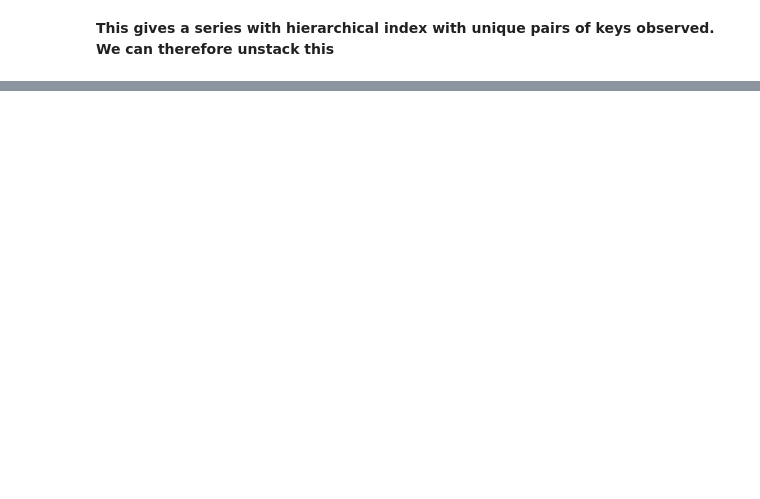
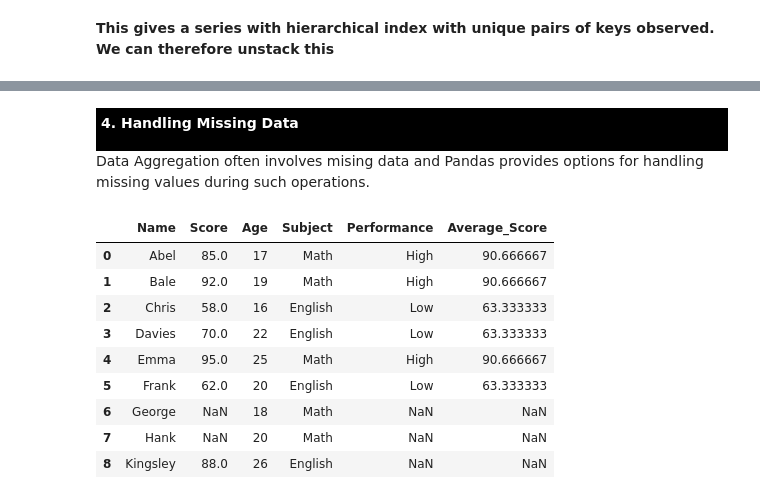
Before and after one commit to Craphtr/Python-Essentials-For-Machine-Learning, a Jupyter notebook: 09_Data_Aggregation_in_Pandas.ipynb, the cells around one changed output, grey strips where cells are left out. Drawn from its saved outputs; the diff is of its cells as text; code cells hidden in the pictures; blank space fills up the shorter version.

Commit message:
updated w/group-wise transformations

```diff
--- a/09_Data_Aggregation_in_Pandas.ipynb
+++ b/09_Data_Aggregation_in_Pandas.ipynb
@@ -187,0 +248,6 @@ multi_grouped.unstack()
+# %%
+student_data = pd.DataFrame({'Name':['Abel','Bale','Chris','Davies','Emma','Frank'],
+                             'Score':[85,92,58,70,95,62],
+                             'Age':[17,19,16,22,25,20],
+                             'Subject':['Math','Math','English','English','Math','English']})
+student_data
@@ -187,0 +285,6 @@ multi_grouped.unstack()
+# %%
+def performance_category(score):
+    if score > 75:
+        return 'High'
+    else:
+        return 'Low'
@@ -187,0 +293,3 @@ multi_grouped.unstack()
+# %%
+student_data['Performance'] = student_data['Score'].apply(performance_category)
+group_performance = student_data.groupby(student_data['Performance'])
@@ -187,0 +343,3 @@ multi_grouped.unstack()
+# %%
+student_data['Average_Score'] = student_data.groupby('Performance')['Score'].transform(np.mean)
+student_data
@@ -187,0 +419,23 @@ multi_grouped.unstack()
+# %% [markdown]
+<div style="background-color: black; padding: 5px">
+    <p><b><font size="+2" color="white">4. Handling Missing Data</font></b></p>
+    </div>
+
+Data Aggregation  often involves mising data and Pandas provides options for handling missing values during such operations.
+# %%
+extra_students = pd.DataFrame({'Name':['George','Hank','Kingsley'],'Score':[np.NaN,np.NaN,88],
+                              'Age':[18,20,26],'Subject':['Math','Math','English']})
+
+student_data_new = student_data.append(extra_students)
+student_data_new.reset_index().drop(columns='index')
+# %% [output]
+|  | Name | Score | Age | Subject | Performance | Average_Score |
+| 0 | Abel | 85.0 | 17 | Math | High | 90.666667 |
+| 1 | Bale | 92.0 | 19 | Math | High | 90.666667 |
+| 2 | Chris | 58.0 | 16 | English | Low | 63.333333 |
+| 3 | Davies | 70.0 | 22 | English | Low | 63.333333 |
+| 4 | Emma | 95.0 | 25 | Math | High | 90.666667 |
+| 5 | Frank | 62.0 | 20 | English | Low | 63.333333 |
+| 6 | George | NaN | 18 | Math | NaN | NaN |
+| 7 | Hank | NaN | 20 | Math | NaN | NaN |
+| 8 | Kingsley | 88.0 | 26 | English | NaN | NaN |
```
Also changed, not shown: parts of 35 cells of this notebook.
